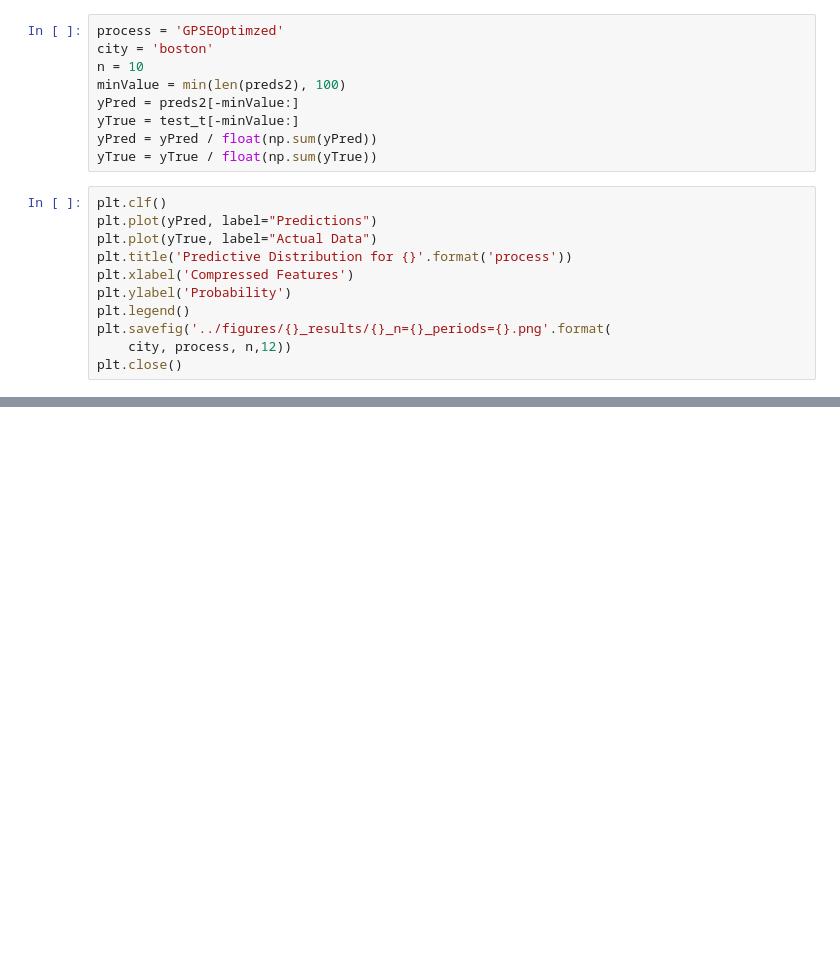
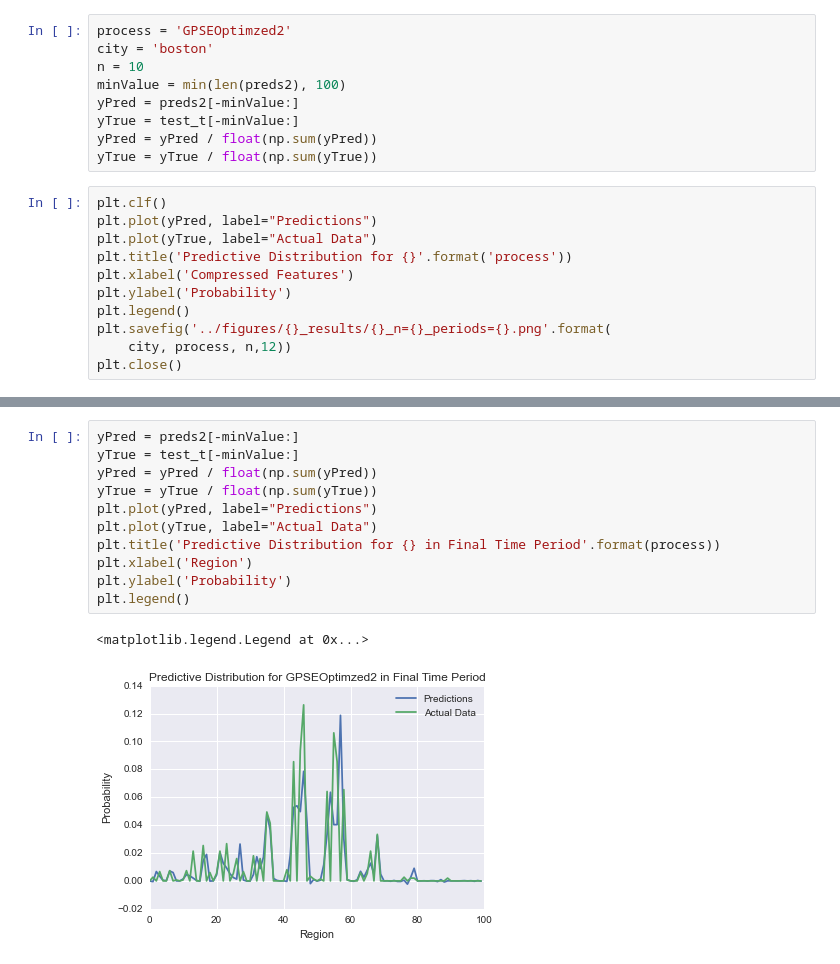
Before and after one commit to kandluis/crime-prediction, a Jupyter notebook: notebooks/boston-gp.ipynb, the cells around one changed output, grey strips where cells are left out. Drawn from its saved outputs; the diff is of its cells as text; blank space fills up the shorter version.

Commit message:
Adding new figures and new python script for sf data

```diff
--- a/notebooks/boston-gp.ipynb
+++ b/notebooks/boston-gp.ipynb
@@ -390,5 +451,5 @@ len(preds2), len(test_t)
 # %%
-process = 'GPSEOptimzed'
+process = 'GPSEOptimzed2'
 city = 'boston'
 n = 10
 minValue = min(len(preds2), 100)
@@ -413,0 +500,14 @@ plt.show()
+# %%
+yPred = preds2[-minValue:]
+yTrue = test_t[-minValue:]
+yPred = yPred / float(np.sum(yPred))
+yTrue = yTrue / float(np.sum(yTrue))
+plt.plot(yPred, label="Predictions")
+plt.plot(yTrue, label="Actual Data")
+plt.title('Predictive Distribution for {} in Final Time Period'.format(process))
+plt.xlabel('Region')
+plt.ylabel('Probability')
+plt.legend()
+# %% [output]
+<matplotlib.legend.Legend at 0x...>
+[figure, added]
```
Also changed, not shown: parts of 23 cells of this notebook, 52 other files.
